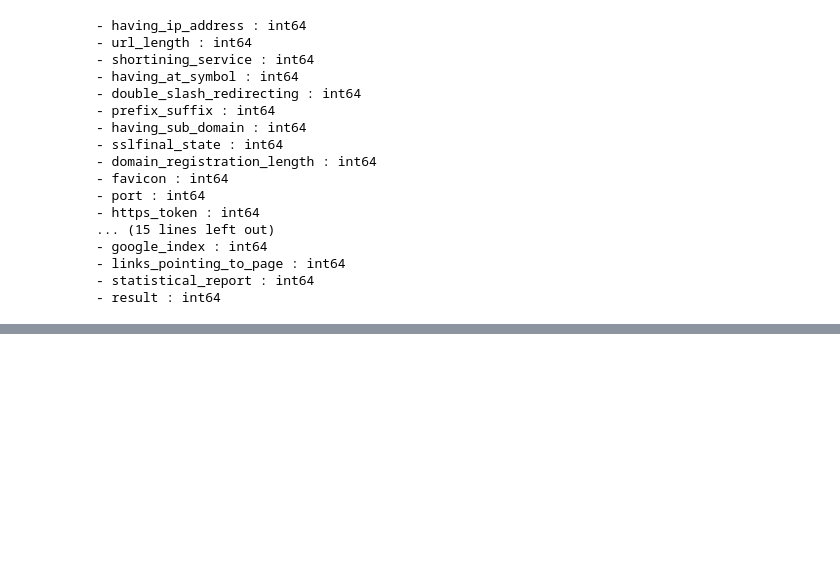
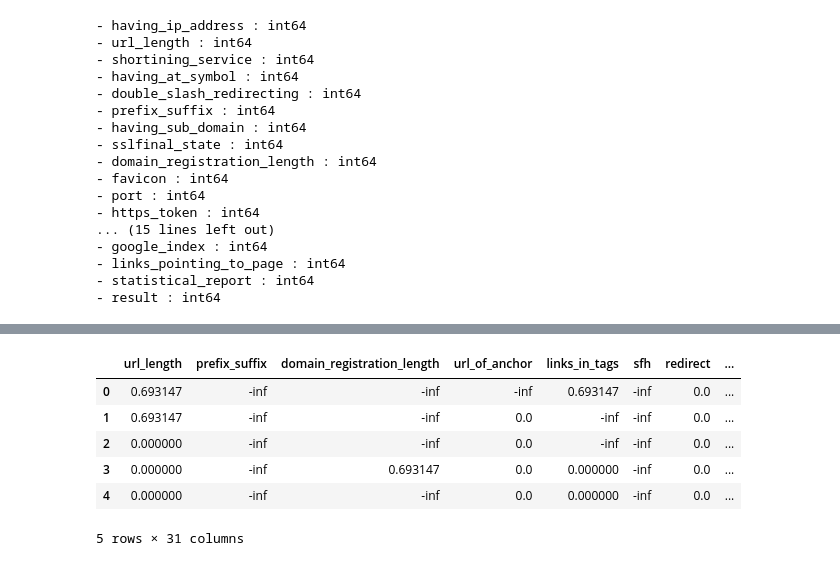
Before and after one commit to Ahmed2797/Network-Security, a Jupyter notebook: notebooks/experiment.ipynb, the cells around one changed output, grey strips where cells are left out. Drawn from its saved outputs; the diff is of its cells as text; code cells hidden in the pictures; blank space fills up the shorter version.

```diff
--- a/notebooks/experiment.ipynb
+++ b/notebooks/experiment.ipynb
@@ -97,0 +119,7 @@ for col in df.columns:
+# %%
+skewness = df.skew()
+pos_skew_col = skewness[skewness>0].index
+neg_skew_col = skewness[skewness<=0].index
+#neg_skew_col = skewness[skewness<=0].index.tolist()
+print(pos_skew_col)
+print(neg_skew_col)
@@ -97,0 +142,31 @@ for col in df.columns:
+# %%
+for col in df.select_dtypes(include=['float', 'int']):
+    plt.figure(figsize=(8,4))
+    sns.histplot(df[col], kde=True)
+    plt.title(f'Distribution of {col}')
+    plt.show()
+# %%
+for col in pos_skew_col:
+    df[col] = np.log1p(df[col])
+
+for col in neg_skew_col:
+    df[col] = np.sign(df[col])*np.log1p(np.abs(df[col]))
+
+# for col in df.select_dtypes(include=['float', 'int']):
+#     plt.figure(figsize=(8,4))
+#     sns.histplot(df[col], kde=True)
+#     plt.title(f'Distribution of {col}')
+#     plt.show()
+# %%
+df_pos = df[pos_skew_col]
+df_neg = df[neg_skew_col]
+df_skewed = pd.concat([df_pos, df_neg], axis=1)
+df_skewed.head()
+# %% [output]
+|  | url_length | prefix_suffix | domain_registration_length | url_of_anchor | links_in_tags | sfh | redirect | ... |
+| 0 | 0.693147 | -inf | -inf | -inf | 0.693147 | -inf | 0.0 | ... |
+| 1 | 0.693147 | -inf | -inf | 0.0 | -inf | -inf | 0.0 | ... |
+| 2 | 0.000000 | -inf | -inf | 0.0 | -inf | -inf | 0.0 | ... |
+| 3 | 0.000000 | -inf | 0.693147 | 0.0 | 0.000000 | -inf | 0.0 | ... |
+| 4 | 0.000000 | -inf | -inf | 0.0 | 0.000000 | -inf | 0.0 | ... |
+5 rows × 31 columns
```
Also changed, not shown: parts of 8 cells of this notebook, 22 other files.
